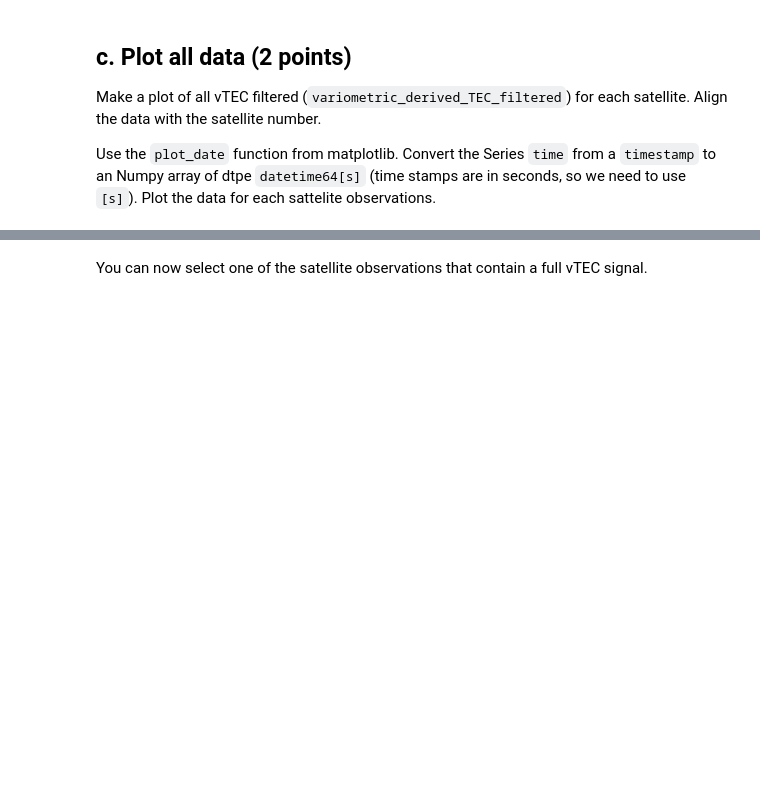
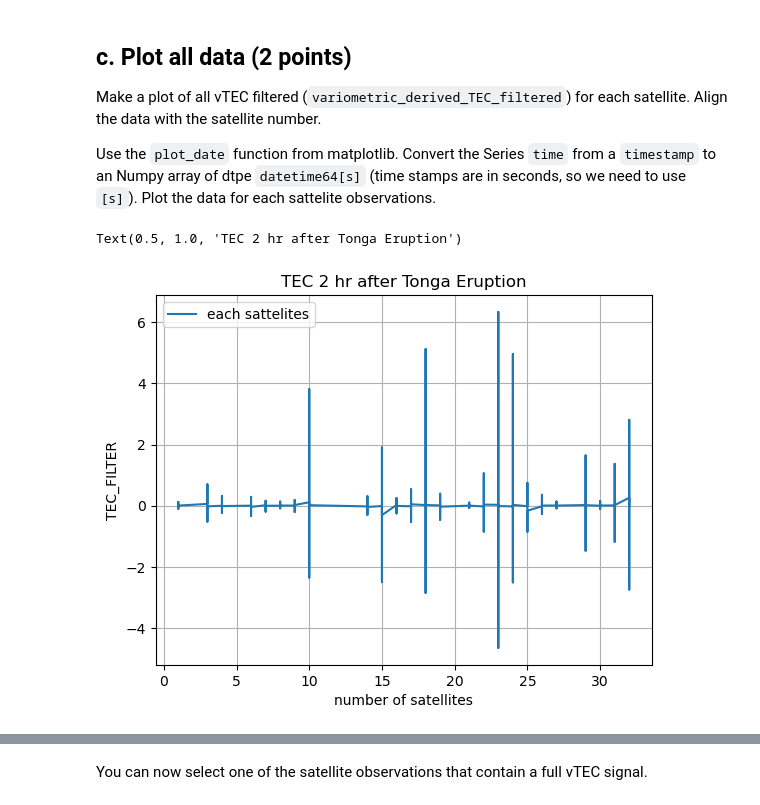
Before and after one commit to UW-ESS-DS/MLGeo2022_velgueta, a Jupyter notebook: Homeworks3_4/homework_4.ipynb, the cells around one changed output, grey strips where cells are left out. Cells and saved outputs as stored; diff of their text form; code cells hidden in the pictures; blank space fills up the shorter version.

Commit message:
tonga+ncfiles

```diff
--- a/Homeworks3_4/homework_4.ipynb
+++ b/Homeworks3_4/homework_4.ipynb
@@ -346,0 +345,14 @@ Use the ``plot_date`` function from matplotlib. Convert the Series ``time`` from
+# %%
+# answer below
+sate=dataTonga['satellite_number']
+#dtv=dataTonga['variometric_derived_TEC']
+dtvf=dataTonga['variometric_derived_TEC_filtered']
+#convert
+
+plt.plot(sate,dtvf , label = 'each sattelites')
+
+#plt.xscale('log');plt.yscale('log');
+plt.grid(True);plt.legend(fontsize=10);plt.xlabel('number of satellites');plt.ylabel('TEC_FILTER');plt.title('TEC 2 hr after Tonga Eruption')
+# %% [output]
+Text(0.5, 1.0, 'TEC 2 hr after Tonga Eruption')
+[figure, added]
```
Also changed, not shown: parts of 13 cells of this notebook.
